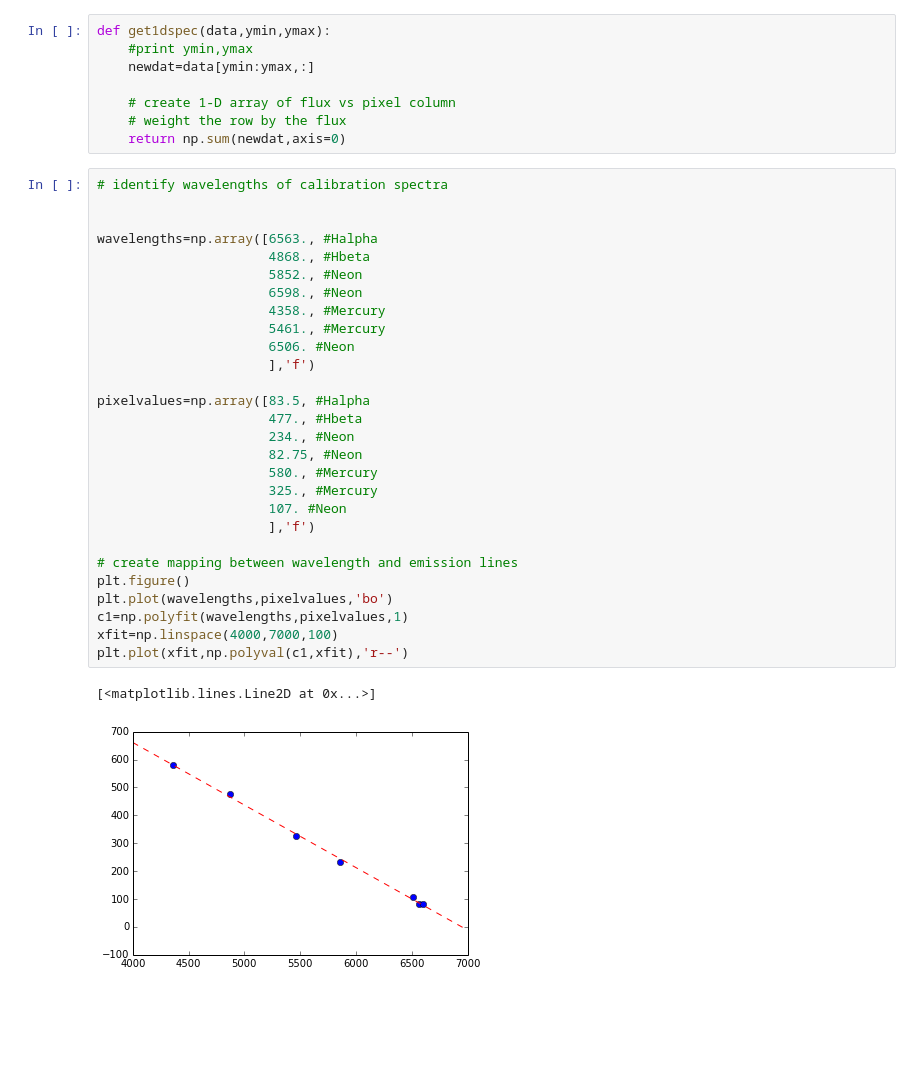
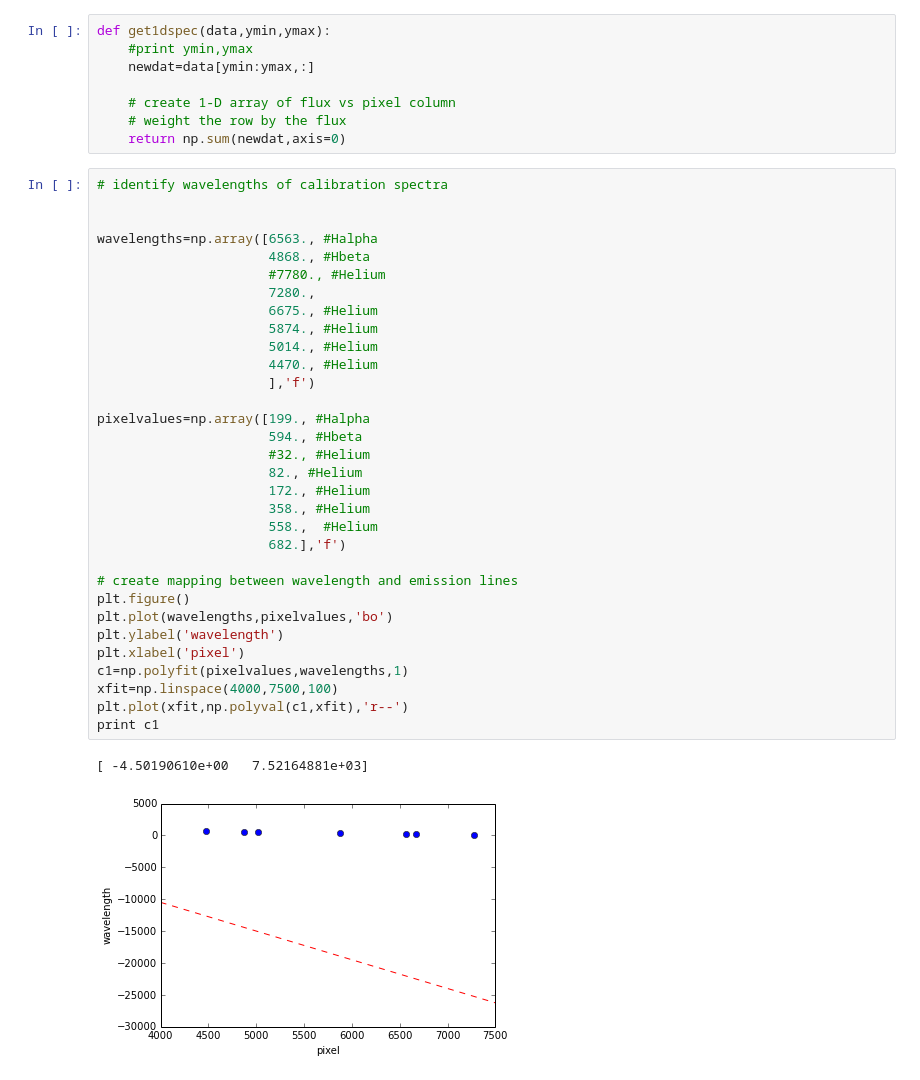
Before and after one commit to rfinn/obsastro, a Jupyter notebook: spectroscopy/specSpring2016/SpecReductionS16.ipynb, the cells around one changed output. Drawn from its saved outputs; the diff is of its cells as text; blank space fills up the shorter version.

```diff
--- a/spectroscopy/specSpring2016/SpecReductionS16.ipynb
+++ b/spectroscopy/specSpring2016/SpecReductionS16.ipynb
@@ -14,31 +14,35 @@ def get1dspec(data,ymin,ymax):
 # %%
 # identify wavelengths of calibration spectra
 
 
 wavelengths=np.array([6563., #Halpha
                       4868., #Hbeta
-                      5852., #Neon
-                      6598., #Neon
-                      4358., #Mercury
-                      5461., #Mercury
-                      6506. #Neon
+                      #7780., #Helium
+                      7280.,
+                      6675., #Helium
+                      5874., #Helium
+                      5014., #Helium
+                      4470., #Helium
                       ],'f')
 
-pixelvalues=np.array([83.5, #Halpha
-                      477., #Hbeta
-                      234., #Neon
-                      82.75, #Neon
-                      580., #Mercury
-                      325., #Mercury
-                      107. #Neon
-                      ],'f')
+pixelvalues=np.array([199., #Halpha
+                      594., #Hbeta
+                      #32., #Helium
+                      82., #Helium
+                      172., #Helium
+                      358., #Helium
+                      558.,  #Helium
+                      682.],'f')
 
 # create mapping between wavelength and emission lines
 plt.figure()
 plt.plot(wavelengths,pixelvalues,'bo')
-c1=np.polyfit(wavelengths,pixelvalues,1)
-xfit=np.linspace(4000,7000,100)
+plt.ylabel('wavelength')
+plt.xlabel('pixel')
+c1=np.polyfit(pixelvalues,wavelengths,1)
+xfit=np.linspace(4000,7500,100)
 plt.plot(xfit,np.polyval(c1,xfit),'r--')
+print c1
 # %% [output]
-[<matplotlib.lines.Line2D at 0x...>]
+[ -4.50190610e+00   7.52164881e+03]
-[figure, old version]
+[figure, new version]
```
Also changed, not shown: parts of 5 cells of this notebook.
